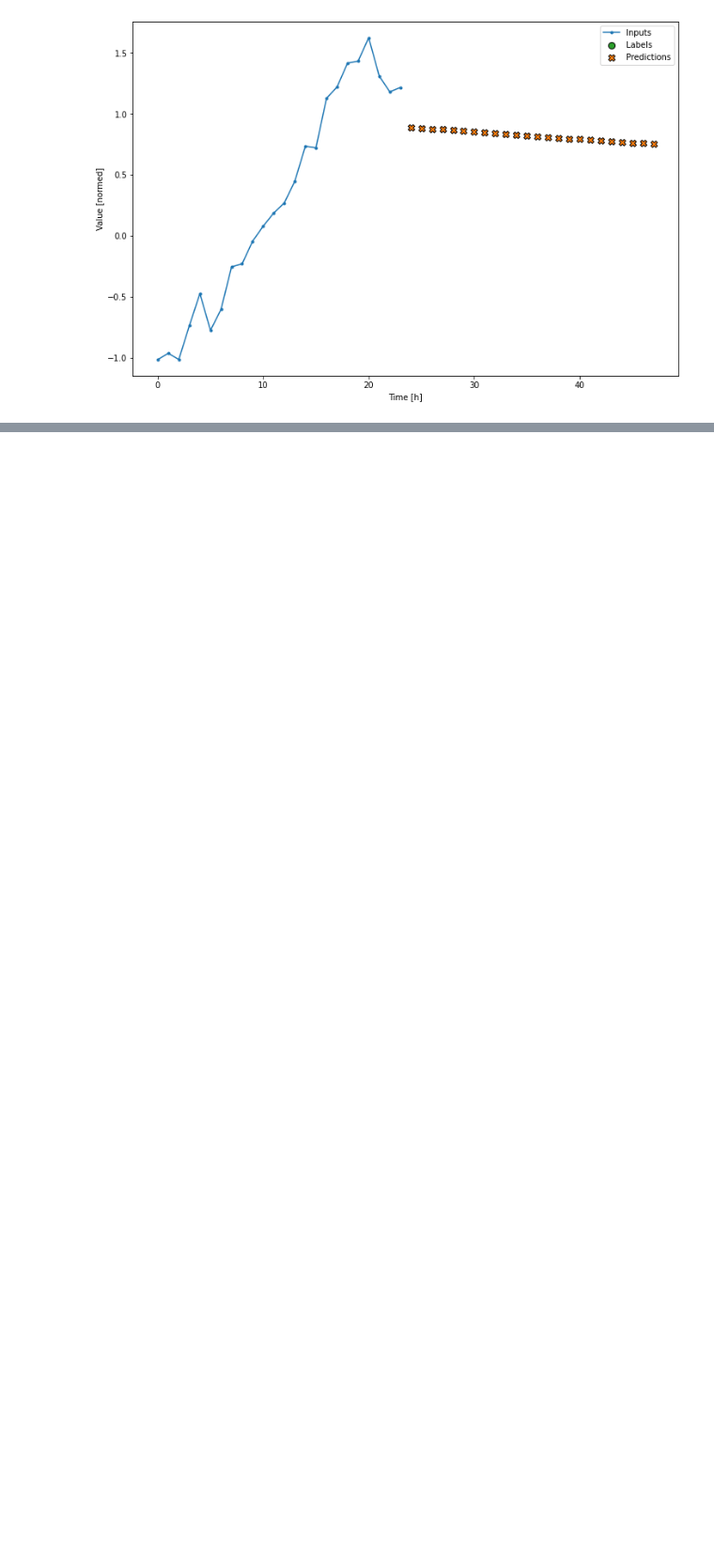
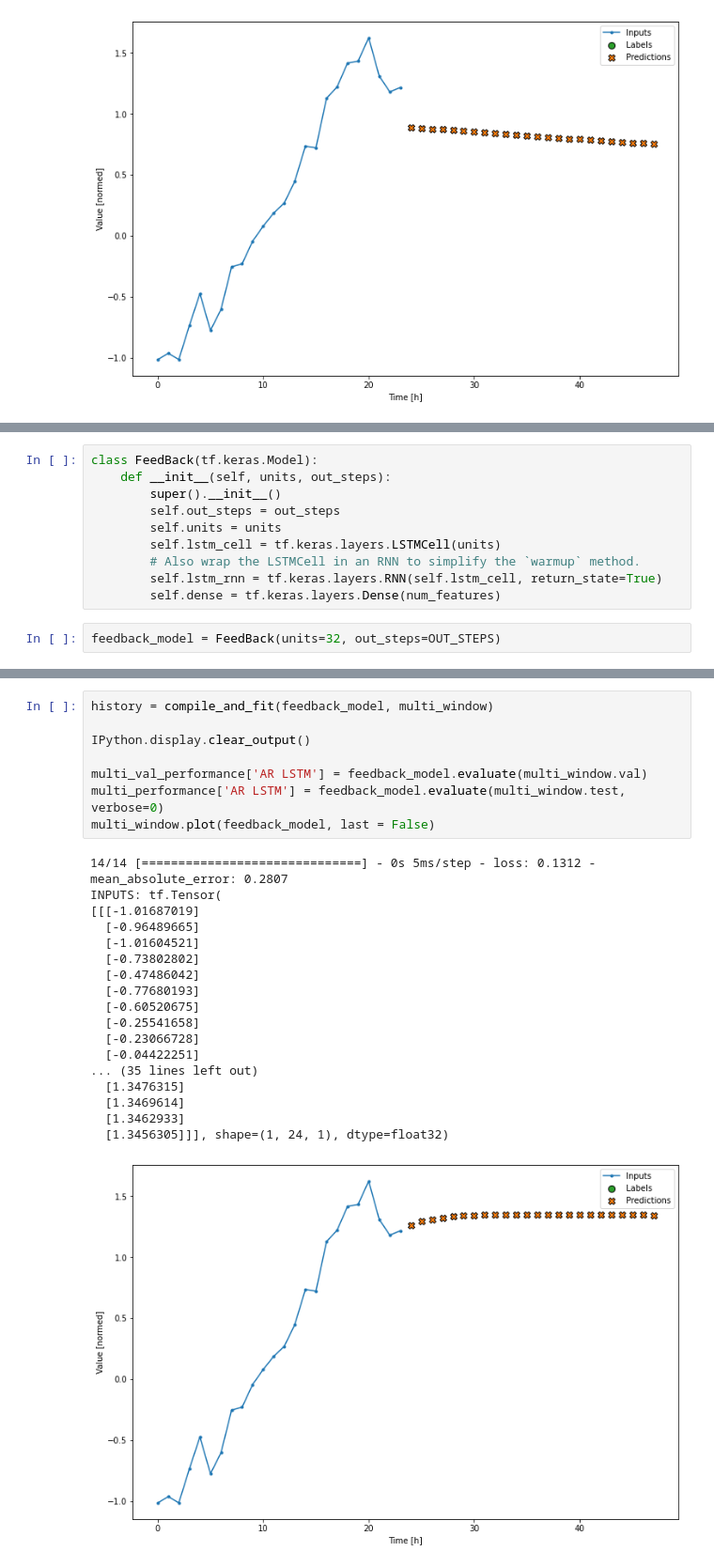
Before and after one commit to Pietro979/MaTh, a Jupyter notebook: CurrencyPrediction/Predictions/predykcjaWalut.ipynb, the cells around one changed output, grey strips where cells are left out. Shown: that part at 94% size. Cells and saved outputs as stored; diff of their text form; blank space fills up the shorter version.

```diff
--- a/CurrencyPrediction/Predictions/placz_i_zgrzytanie_zebow.ipynb
+++ b/CurrencyPrediction/Predictions/predykcjaWalut.ipynb
@@ -826,0 +865,12 @@ INPUTS: tf.Tensor(
+# %%
+class FeedBack(tf.keras.Model):
+    def __init__(self, units, out_steps):
+        super().__init__()
+        self.out_steps = out_steps
+        self.units = units
+        self.lstm_cell = tf.keras.layers.LSTMCell(units)
+        # Also wrap the LSTMCell in an RNN to simplify the `warmup` method.
+        self.lstm_rnn = tf.keras.layers.RNN(self.lstm_cell, return_state=True)
+        self.dense = tf.keras.layers.Dense(num_features)
+# %%
+feedback_model = FeedBack(units=32, out_steps=OUT_STEPS)
@@ -826,0 +922,27 @@ INPUTS: tf.Tensor(
+# %%
+history = compile_and_fit(feedback_model, multi_window)
+
+IPython.display.clear_output()
+
+multi_val_performance['AR LSTM'] = feedback_model.evaluate(multi_window.val)
+multi_performance['AR LSTM'] = feedback_model.evaluate(multi_window.test, verbose=0)
+multi_window.plot(feedback_model, last = False)
+# %% [output]
+14/14 [==============================] - 0s 5ms/step - loss: 0.1312 - mean_absolute_error: 0.2807
+INPUTS: tf.Tensor(
+[[[-1.01687019]
+  [-0.96489665]
+  [-1.01604521]
+  [-0.73802802]
+  [-0.47486042]
+  [-0.77680193]
+  [-0.60520675]
+  [-0.25541658]
+  [-0.23066728]
+  [-0.04422251]
+... (35 lines left out)
+  [1.3476315]
+  [1.3469614]
+  [1.3462933]
+  [1.3456305]]], shape=(1, 24, 1), dtype=float32)
+[figure, added]
```
Also changed, not shown: parts of 4 cells of this notebook.
